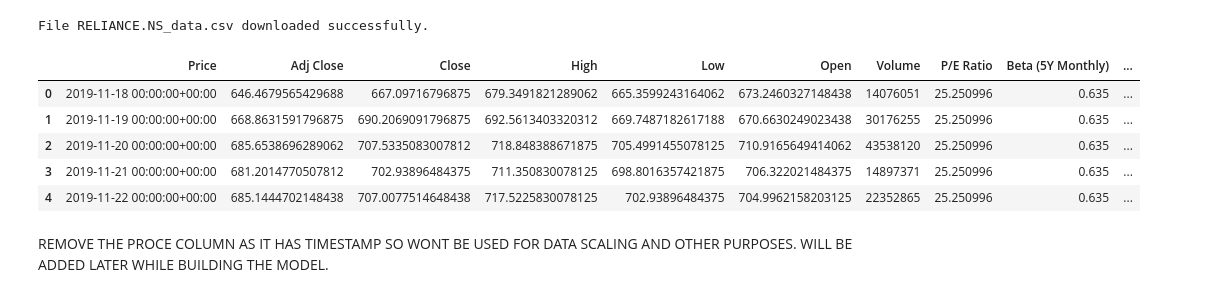
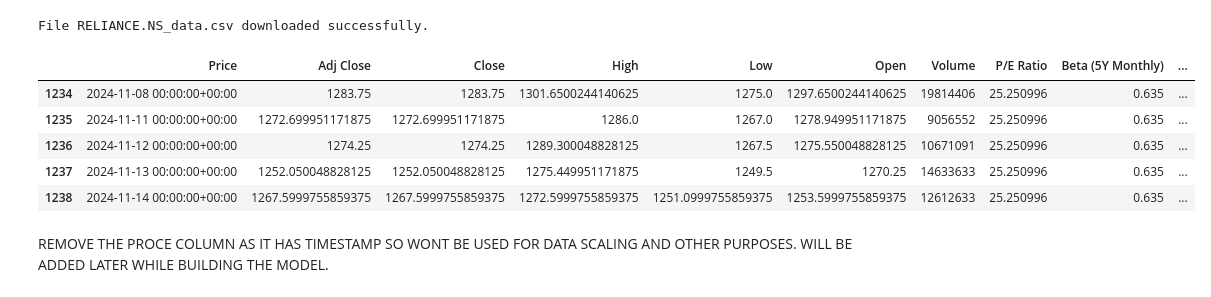
Before and after one commit to srishtea23/Foundation-Project, a Jupyter notebook: data_modelling.ipynb, the cells around one changed output. Saved outputs shown, nothing was run; the diff lists cells and outputs as text; code cells hidden in the pictures.

```diff
--- a/data_modelling.ipynb
+++ b/data_modelling.ipynb
@@ -44,16 +45,16 @@ File RELIANCE.NS_data.csv downloaded successfully.
 # %%
 import pandas as pd
 df = pd.read_csv(f"./{ticker}_data.csv")
 df = df.drop([0, 1])
 df = df.reset_index(drop=True)
-df.head()
+df.tail()
 # %% [output]
 |  | Price | Adj Close | Close | High | Low | Open | Volume | P/E Ratio | Beta (5Y Monthly) | ... |
-| 0 | 2019-11-18 00:00:00+00:00 | 646.4679565429688 | 667.09716796875 | 679.3491821289062 | 665.3599243164062 | 673.2460327148438 | 14076051 | 25.250996 | 0.635 | ... |
-| 1 | 2019-11-19 00:00:00+00:00 | 668.8631591796875 | 690.2069091796875 | 692.5613403320312 | 669.7487182617188 | 670.6630249023438 | 30176255 | 25.250996 | 0.635 | ... |
-| 2 | 2019-11-20 00:00:00+00:00 | 685.6538696289062 | 707.5335083007812 | 718.848388671875 | 705.4991455078125 | 710.9165649414062 | 43538120 | 25.250996 | 0.635 | ... |
-| 3 | 2019-11-21 00:00:00+00:00 | 681.2014770507812 | 702.93896484375 | 711.350830078125 | 698.8016357421875 | 706.322021484375 | 14897371 | 25.250996 | 0.635 | ... |
-| 4 | 2019-11-22 00:00:00+00:00 | 685.1444702148438 | 707.0077514648438 | 717.5225830078125 | 702.93896484375 | 704.9962158203125 | 22352865 | 25.250996 | 0.635 | ... |
+| 1234 | 2024-11-08 00:00:00+00:00 | 1283.75 | 1283.75 | 1301.6500244140625 | 1275.0 | 1297.6500244140625 | 19814406 | 25.250996 | 0.635 | ... |
+| 1235 | 2024-11-11 00:00:00+00:00 | 1272.699951171875 | 1272.699951171875 | 1286.0 | 1267.0 | 1278.949951171875 | 9056552 | 25.250996 | 0.635 | ... |
+| 1236 | 2024-11-12 00:00:00+00:00 | 1274.25 | 1274.25 | 1289.300048828125 | 1267.5 | 1275.550048828125 | 10671091 | 25.250996 | 0.635 | ... |
+| 1237 | 2024-11-13 00:00:00+00:00 | 1252.050048828125 | 1252.050048828125 | 1275.449951171875 | 1249.5 | 1270.25 | 14633633 | 25.250996 | 0.635 | ... |
+| 1238 | 2024-11-14 00:00:00+00:00 | 1267.5999755859375 | 1267.5999755859375 | 1272.5999755859375 | 1251.0999755859375 | 1253.5999755859375 | 12612633 | 25.250996 | 0.635 | ... |
 # %% [markdown]
 REMOVE THE PROCE COLUMN AS IT HAS TIMESTAMP SO WONT BE USED FOR DATA SCALING AND OTHER PURPOSES. WILL BE ADDED LATER WHILE BUILDING THE MODEL.
 # %%
```
Also changed, not shown: parts of 5 cells of this notebook, 1 other file.
